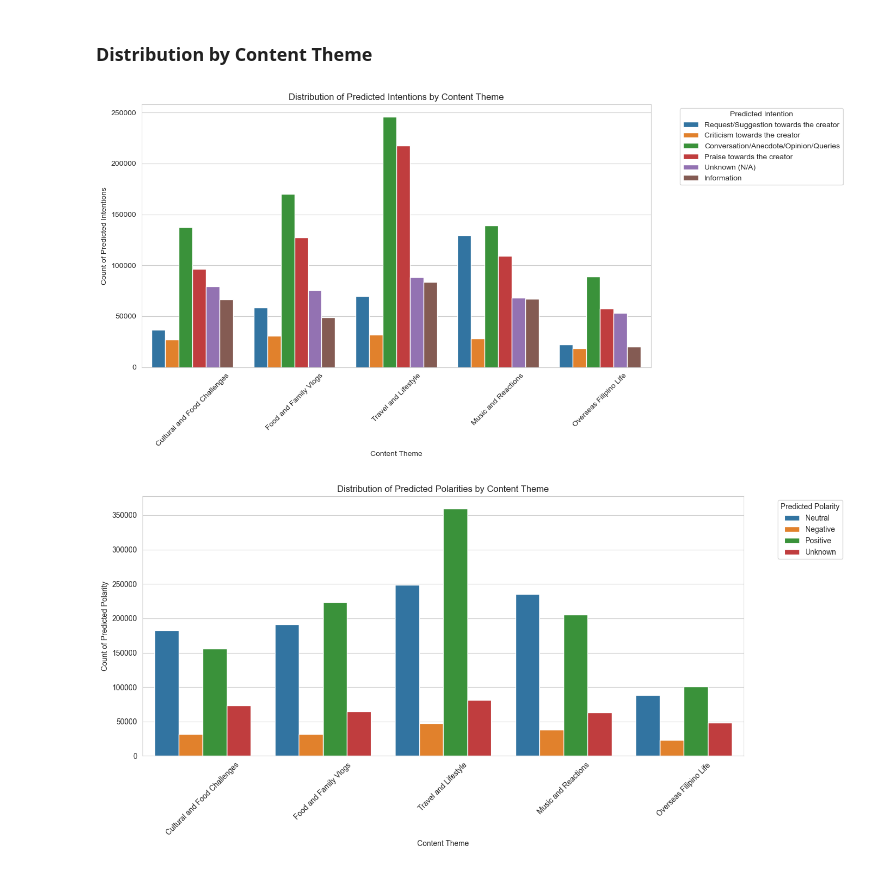
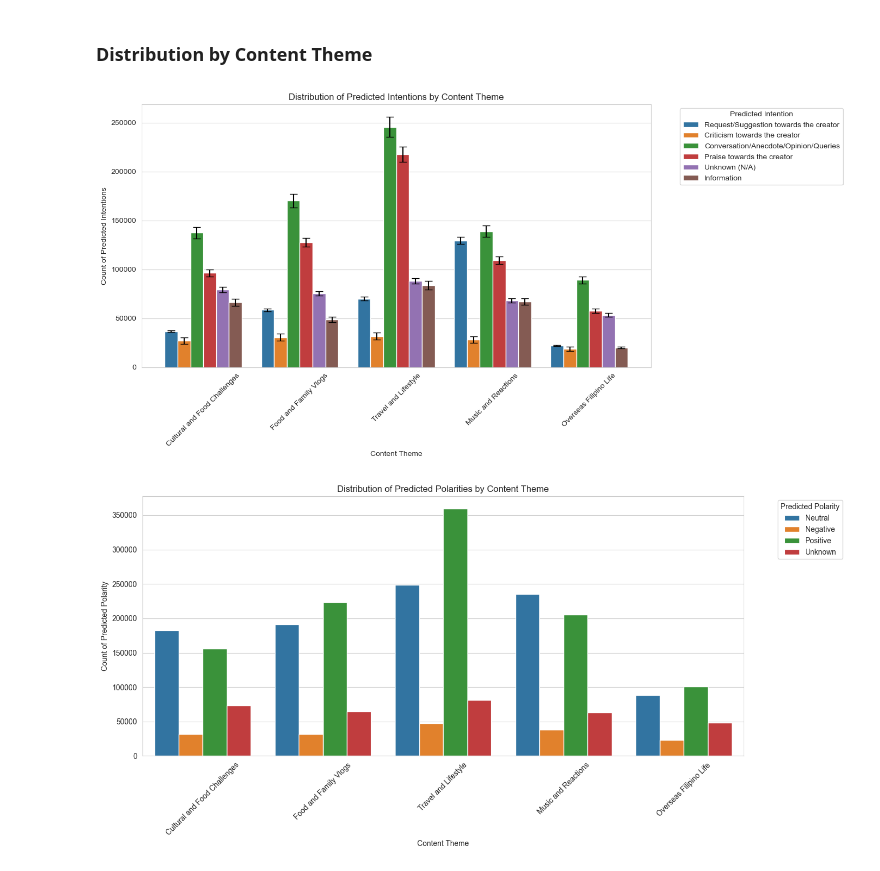
Before and after one commit to jaiiraaaaaa/thesis_EDA, a Jupyter notebook: Thesis_EDA.ipynb, the cells around one changed output. Cells and saved outputs as stored; diff of their text form; code cells hidden in the pictures.

```diff
--- a/Thesis_EDA.ipynb
+++ b/Thesis_EDA.ipynb
@@ -643,13 +715,27 @@ time_grouped = merged_data.groupby(['year', 'quarter', 'Predicted_Category'], ob
 # Convert year and quarter to int and then to string while creating 'Year-Quarter' column
 time_grouped['Year-Quarter'] = time_grouped['year'].astype(int).astype(str) + ' Q' + time_grouped['quarter'].astype(int).astype(str)
 
-# Setting the figure size and style
+# Assuming 'merged_data' and 'time_grouped' are predefined as mentioned
+# Defining margins of error for each category (as percentages)
+margins_of_error = {
+    'Conversation/Anecdote/Opinion/Queries': 0.0416,
+    'Criticism towards the creator': 0.1195,
+    'Information': 0.0532,
+    'Praise towards the creator': 0.0353,
+    'Request/Suggestion towards the creator': 0.0268,
+    'Unknown (N/A)': 0.0322,
+}
+
+# Adding a 'margin_of_error' column to 'time_grouped' DataFrame
+time_grouped['margin_of_error'] = time_grouped.apply(lambda row: row['counts'] * margins_of_error[row['Predicted_Category']], axis=1)
+
+# Setting the figure size
 plt.figure(figsize=(12, 8))
 
-# Drawing a line plot for each category
+# Drawing a line plot with error bars for each category
 for category in time_grouped['Predicted_Category'].unique():
     subset = time_grouped[time_grouped['Predicted_Category'] == category]
-    sns.lineplot(data=subset, x='Year-Quarter', y='counts', label=category)
+    plt.errorbar(data=subset, x='Year-Quarter', y='counts', yerr=subset['margin_of_error'], label=category, fmt='-')  # Line without markers
 
 plt.title('Trend of Predicted Intentions Over Time (Year/Quarter)')
 plt.xlabel('Year/Quarter')
@@ -687,37 +773,68 @@ plt.show()
 # %% [markdown]
 ### Distribution by Content Theme
 # %%
-# Visualization 4: Distribution of Predicted Categories by Topic Cluster
+# Define the cluster names and map the original cluster numbers to these names
 cluster_names = {
     0: 'Cultural and Food Challenges',
     1: 'Food and Family Vlogs',
     2: 'Travel and Lifestyle',
     3: 'Music and Reactions',
     4: 'Overseas Filipino Life'
 }
 
-# Create a copy of the original 'Cluster' column if not already done
 if 'Original_Cluster' not in merged_data.columns:
     merged_data['Original_Cluster'] = merged_data['Cluster'].copy()
 
-# Map the original cluster numbers to names
 merged_data['Cluster'] = merged_data['Original_Cluster'].map(cluster_names)
 
 # Ensure all cluster names are included in the plot
 cluster_order = list(cluster_names.values())
 
 plt.figure(figsize=(14, 7))
 ax = sns.countplot(data=merged_data, x='Cluster', hue='Predicted_Category', order=cluster_order)
 
 plt.title('Distribution of Predicted Intentions by Content Theme')
 plt.xlabel('Content Theme')
 plt.ylabel('Count of Predicted Intentions')
 plt.xticks(rotation=45)
 plt.legend(title='Predicted Intention', bbox_to_anchor=(1.05, 1), loc='upper left')
 plt.tight_layout()
+
+# Defining margins of error for each category (as percentages)
+margins_of_error = {
+    'Conversation/Anecdote/Opinion/Queries': 0.0416,
+    'Criticism towards the creator': 0.1195,
+    'Information': 0.0532,
+    'Praise towards the creator': 0.0353,
+    'Request/Suggestion towards the creator': 0.0268,
+    'Unknown (N/A)': 0.0322,
+}
+
+# We'll use the hue order to correctly align the patches with categories
+categories = ax.get_legend_handles_labels()[1]
+
+# Determining the number of clusters
+num_clusters = len(cluster_order)
+
+# Iterating over the patches to add error bars with correct margin of errors
+for i, p in enumerate(ax.patches):
+    height = p.get_height()
+    if pd.isnull(height):  # Skip bars without height
+        continue
+
+    # Determine the category for the current patch
+    category_index = i // num_clusters
+    category = categories[category_index]
+
+    # Calculate the absolute error
+    error = margins_of_error[category] * height
+
+    # Adding the error bar
+    plt.errorbar(x=p.get_x() + p.get_width() / 2., y=height, yerr=error, fmt='none', color='black', capsize=5)
+
 plt.show()
 # %% [output]
-[figure, old version]
+[figure, new version]
 # %%
 # Visualization 4: Distribution of Predicted Polarities by Topic Cluster
 cluster_names = {
```
Also changed, not shown: parts of 4 cells of this notebook.
